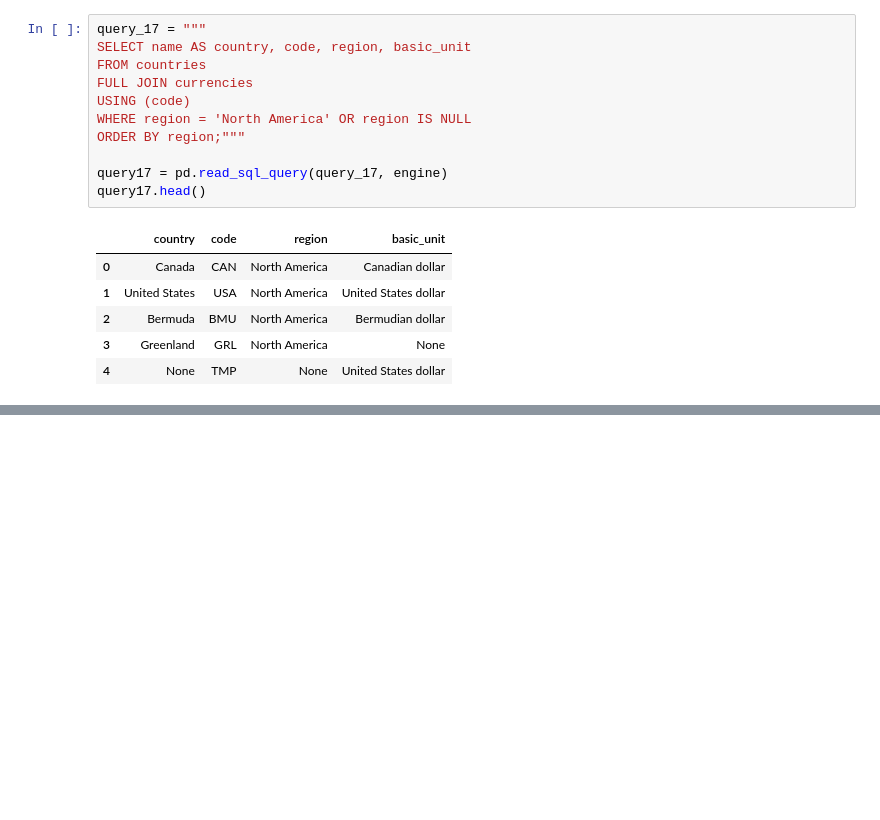
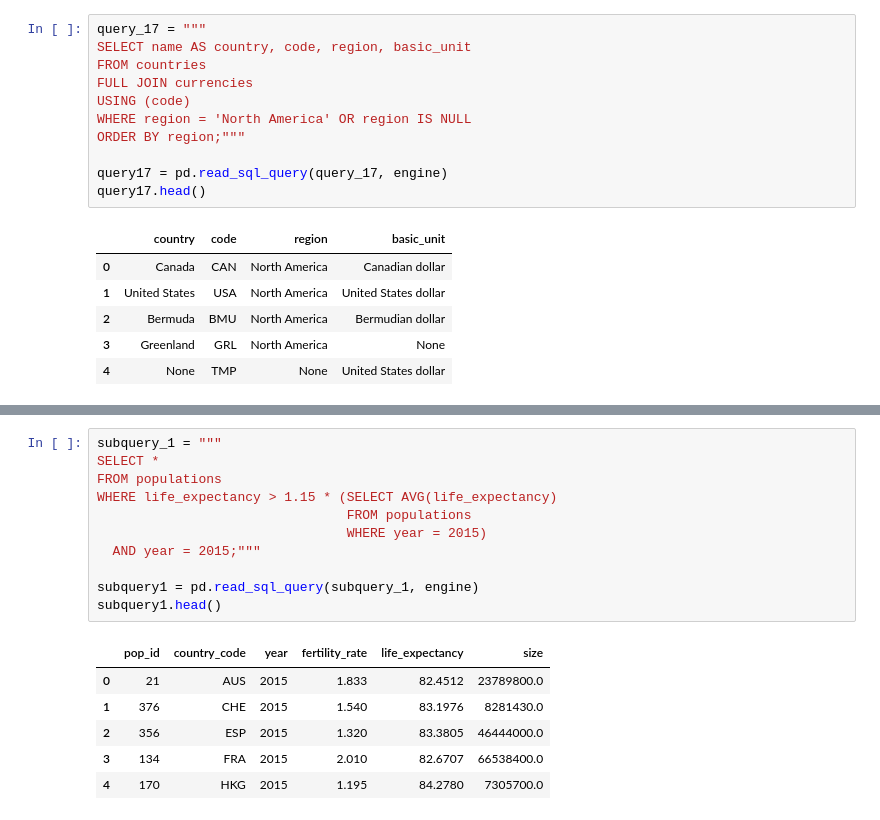
Before and after one commit to cschellenberger/Data-Science-Learning, a Jupyter notebook: SQL for Data Science.ipynb, the cells around one changed output, grey strips where cells are left out. Drawn from its saved outputs; the diff is of its cells as text; blank space fills up the shorter version.

```diff
--- a/SQL for Data Science.ipynb
+++ b/SQL for Data Science.ipynb
@@ -450,0 +774,18 @@ TypeError: 'dict' object does not support indexing
+# %%
+subquery_1 = """
+SELECT *
+FROM populations
+WHERE life_expectancy > 1.15 * (SELECT AVG(life_expectancy)
+                                FROM populations
+                                WHERE year = 2015)
+  AND year = 2015;"""
+
+subquery1 = pd.read_sql_query(subquery_1, engine)
+subquery1.head()
+# %% [output]
+|  | pop_id | country_code | year | fertility_rate | life_expectancy | size |
+| 0 | 21 | AUS | 2015 | 1.833 | 82.4512 | 23789800.0 |
+| 1 | 376 | CHE | 2015 | 1.540 | 83.1976 | 8281430.0 |
+| 2 | 356 | ESP | 2015 | 1.320 | 83.3805 | 46444000.0 |
+| 3 | 134 | FRA | 2015 | 2.010 | 82.6707 | 66538400.0 |
+| 4 | 170 | HKG | 2015 | 1.195 | 84.2780 | 7305700.0 |
```
Also changed, not shown: parts of 38 cells of this notebook.
